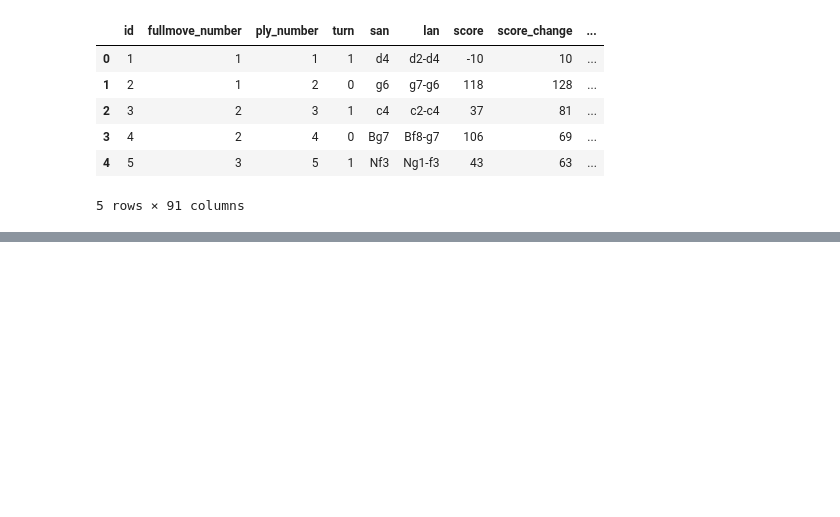
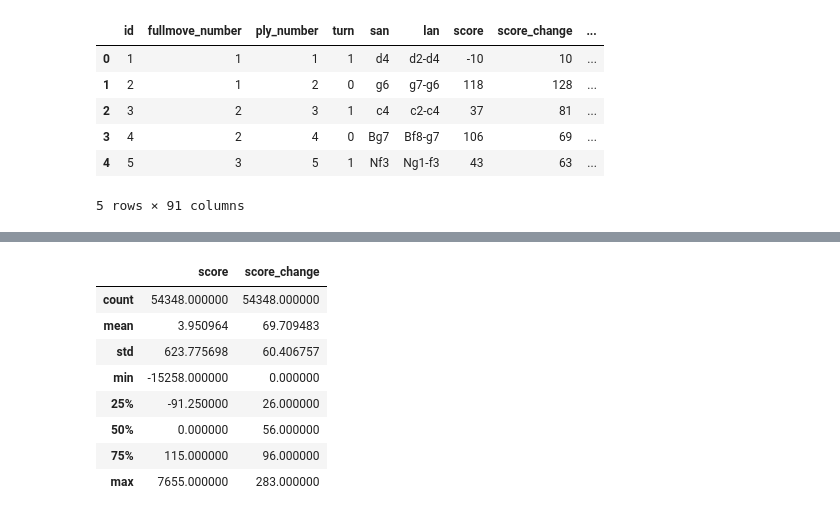
Before and after one commit to endoffline/chess_analytics, a Jupyter notebook: graphs/score_vs_score_change.ipynb, the cells around one changed output, grey strips where cells are left out. Cells and saved outputs as stored; diff of their text form; code cells hidden in the pictures; blank space fills up the shorter version.

```diff
--- a/graphs/score_vs_score_change.ipynb
+++ b/graphs/score_vs_score_change.ipynb
@@ -105,0 +82,12 @@ Text(0, 0.5, 'no. of plies')
+# %%
+df_score = remove_outlier(df_move, "score")
+df_score_change = remove_outlier(df_move, "score_change")
+f, ax = plt.subplots(figsize=(WIDTH, SMALL_HEIGHT), sharey=True)
+line_score = sns.lineplot(x="ply_number", y="score", data=df_score, legend="brief")
+sns.lineplot(x="ply_number", y="score_change", data=df_score_change)
+#line_plies = sns.lineplot(x="ply_number", y="count", data=df_move.groupby(["ply_number"]).size().reset_index(name="count"))
+sns.despine(left=True, bottom=True)
+line_score.set_title("Score vs. score change, excluding outliers")
+line_score.set_xlabel("ply")
+line_score.set_ylabel("centipawn")
+ax.legend(labels=["score", "score change"], loc=3)
@@ -121,0 +140,12 @@ f.savefig("scorevsscorechange.pdf")
+# %%
+df_score_change[["score","score_change"]].describe()
+# %% [output]
+|  | score | score_change |
+| count | 54348.000000 | 54348.000000 |
+| mean | 3.950964 | 69.709483 |
+| std | 623.775698 | 60.406757 |
+| min | -15258.000000 | 0.000000 |
+| 25% | -91.250000 | 26.000000 |
+| 50% | 0.000000 | 56.000000 |
+| 75% | 115.000000 | 96.000000 |
+| max | 7655.000000 | 283.000000 |
```
Also changed, not shown: parts of 16 cells of this notebook, 48 other files.
